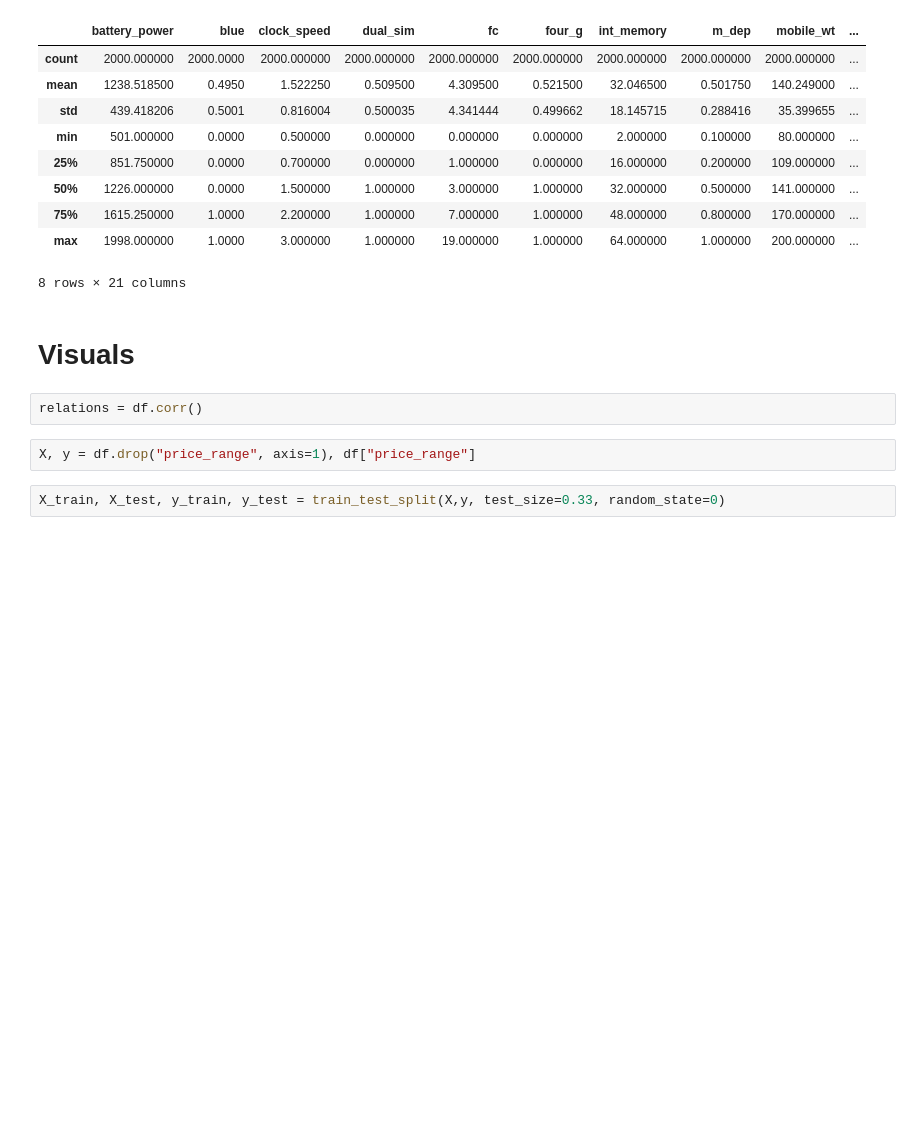
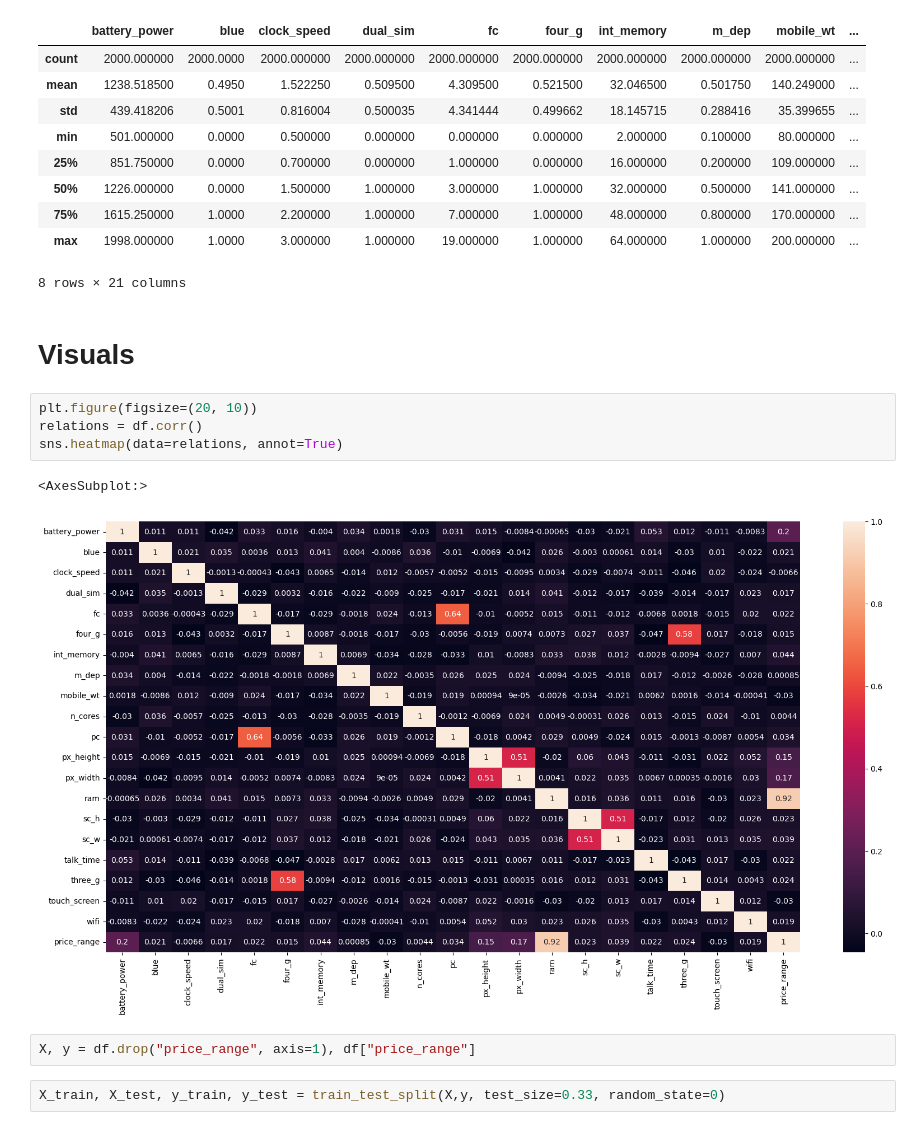
Before and after one commit to MaukanMir/Sagemaker-Mobile-Classification, a Jupyter notebook: sagemaker.ipynb, the cells around one changed output. Saved outputs shown, nothing was run; the diff lists cells and outputs as text; blank space fills up the shorter version.

```diff
--- a/sagemaker.ipynb
+++ b/sagemaker.ipynb
@@ -111,8 +111,13 @@ df.describe()
 8 rows × 21 columns
 # %% [markdown]
 # Visuals
-# %%
-relations = df.corr()
+# %%
+plt.figure(figsize=(20, 10))
+relations = df.corr()
+sns.heatmap(data=relations, annot=True)
+# %% [output]
+<AxesSubplot:>
+[figure, added]
 # %%
 X, y = df.drop("price_range", axis=1), df["price_range"]
 # %%
```
